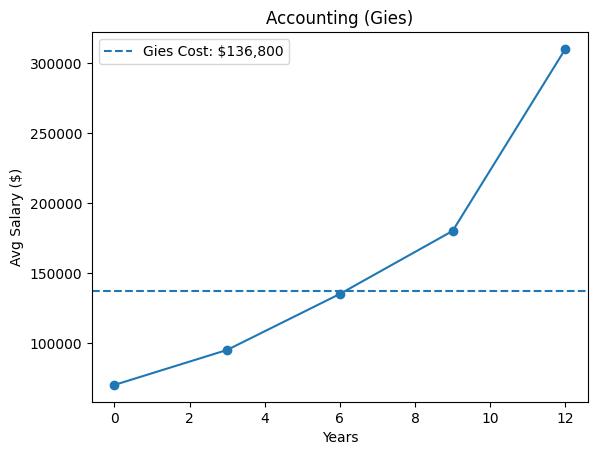
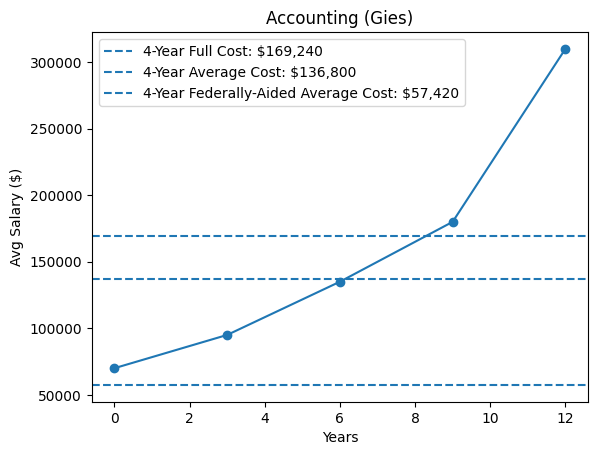
The change to this notebook cell's code, shown as a diff; its figure went from the first image to the second:
--- before
+++ after
@@ -6,5 +6,7 @@
 plt.figure()
 plt.plot(gies_accounting['Year'], gies_accounting['Avg_Salary'], 'o-')
-plt.axhline(y=136800, linestyle='--', label='Gies Cost: $136,800')
+plt.axhline(y=169240, linestyle='--', label='4-Year Full Cost: $169,240')
+plt.axhline(y=136800, linestyle='--', label='4-Year Average Cost: $136,800')
+plt.axhline(y=57420, linestyle='--', label='4-Year Federally-Aided Average Cost: $57,420')
 plt.title('Accounting (Gies)')
 plt.xlabel('Years')

Commit: changes